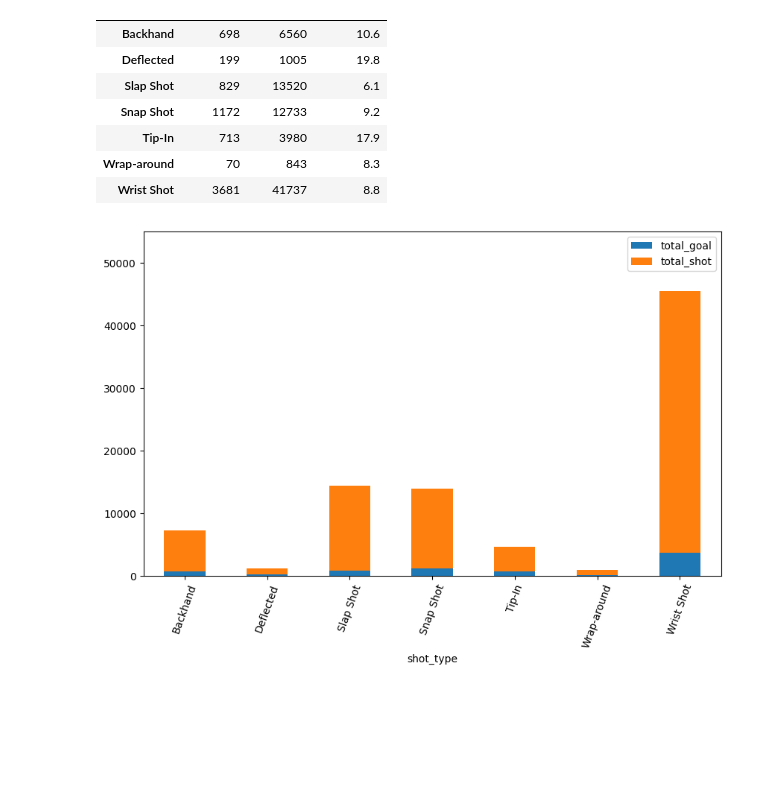
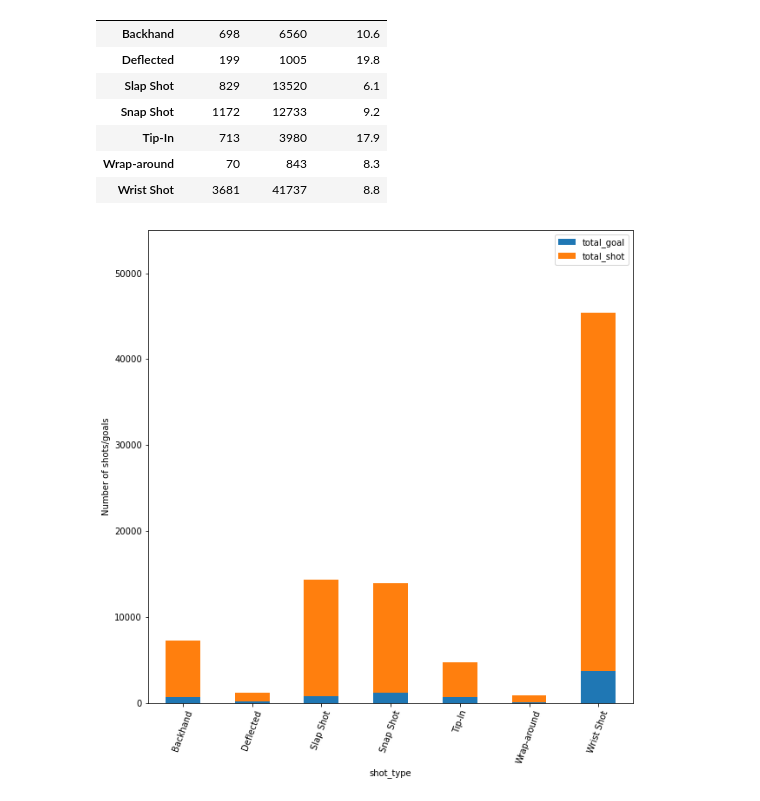
Before and after one commit to hfereidouni/DataScience, a Jupyter notebook: CodeBase/visualization_pt1.ipynb, the cells around one changed output. Cells and saved outputs as stored; diff of their text form; code cells hidden in the pictures; blank space fills up the shorter version.

Commit message:
graphs roughly done

```diff
--- a/CodeBase/visualization_pt1.ipynb
+++ b/CodeBase/visualization_pt1.ipynb
@@ -77,11 +78,12 @@ df_pt1
 | Wrap-around | 70 | 843 | 8.3 |
 | Wrist Shot | 3681 | 41737 | 8.8 |
 # %%
-ax = df_pt1[["total_goal","total_shot"]].plot.bar(stacked=True,rot=70,figsize=(10, 6))
+ax = df_pt1[["total_goal","total_shot"]].plot.bar(stacked=True,rot=70,figsize=(10, 10))
 ax.set_ylim(0,55000)
+plt.ylabel("Number of shots/goals")
 plt.show()
 # %% [output]
-[figure, old version]
+[figure, new version]
 # %%
 df_1820 = pd.read_csv(season_20182020_path).reset_index()
 df_1820.head(10)
```
Also changed, not shown: parts of 10 cells of this notebook, 2 other files.
